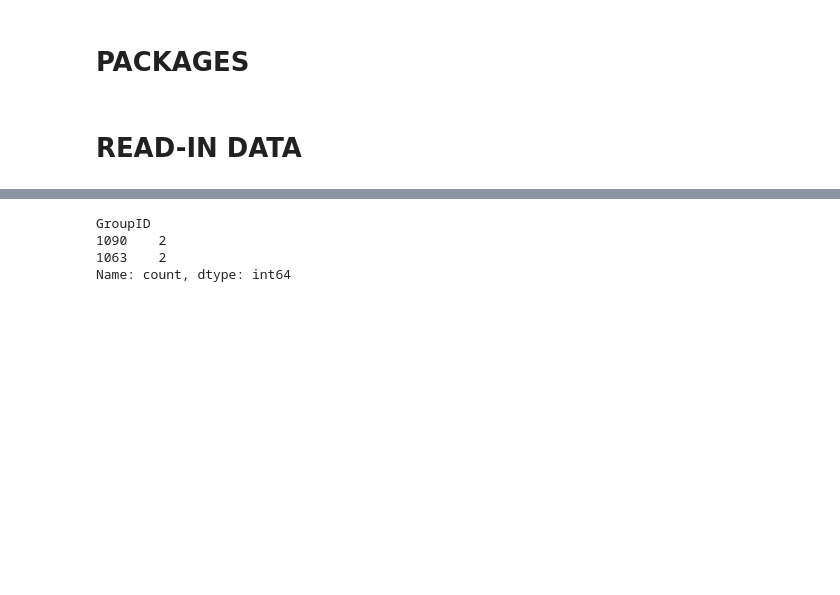
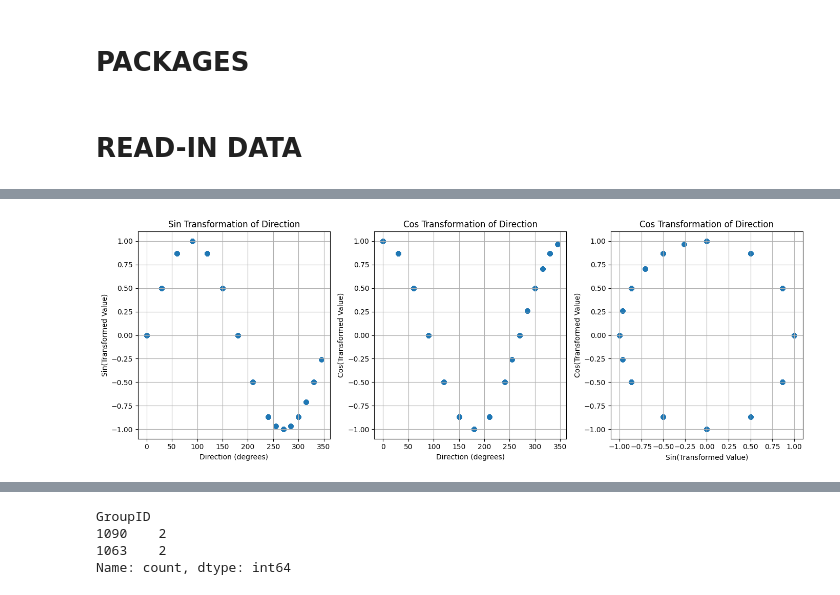
Before and after one commit to FinnFe0103/StiesdalActiveLearning, a Jupyter notebook: _data/_create_csvs.ipynb, the cells around one changed output, grey strips where cells are left out. Saved outputs shown, nothing was run; the diff lists cells and outputs as text; code cells hidden in the pictures; blank space fills up the shorter version.

```diff
--- a/_data/_create_csvs.ipynb
+++ b/_data/_create_csvs.ipynb
@@ -107,0 +158,4 @@ caselist, sim_results, cl_filtered, sr_filtered, sensors = db_to_features(simsta
+# %%
+plot_sin_cos('WaveGeographic')
+# %% [output]
+[figure, added]
```
Also changed, not shown: parts of 20 cells of this notebook, 2 other files.
